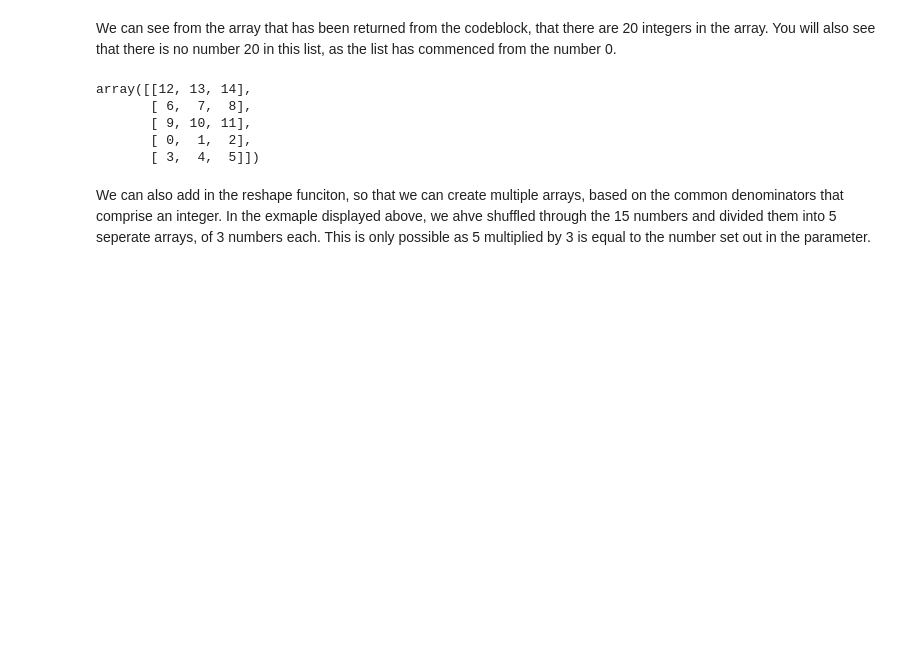
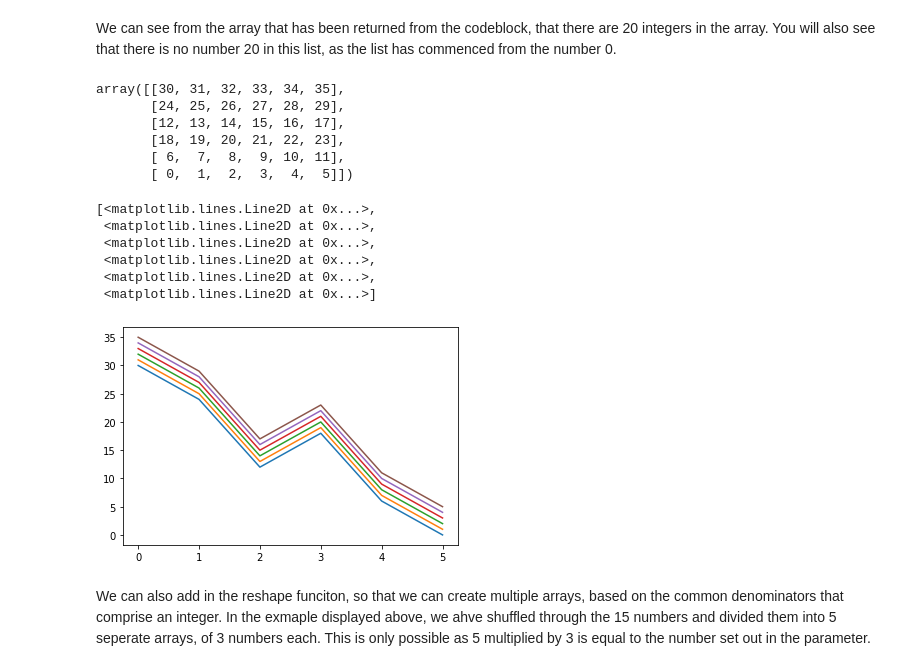
Before and after one commit to jonkavana/PODA-Project-2020, a Jupyter notebook: PODA Numpy.Random .ipynb, the cells around one changed output. Saved outputs shown, nothing was run; the diff lists cells and outputs as text; code cells hidden in the pictures; blank space fills up the shorter version.

```diff
--- a/PODA Numpy.Random .ipynb
+++ b/PODA Numpy.Random .ipynb
@@ -252,15 +299,27 @@ array([ 8,  6, 11,  0, 14, 10, 18,  5, 13,  4,  7,  1, 12,  3,  2, 19, 16,
 # %% [markdown]
 We can see from the array that has been returned from the codeblock, that there are 20 integers in the array. You will also see that there is no number 20 in this list, as the list has commenced from the number 0.
 # %%
-Shuf = np.arange(15).reshape((5, 3))
+Shuf = np.arange(36).reshape((6, 6))
 np.random.shuffle(Shuf)
 Shuf
 # %% [output]
-array([[12, 13, 14],
-       [ 6,  7,  8],
-       [ 9, 10, 11],
-       [ 0,  1,  2],
-       [ 3,  4,  5]])
+array([[30, 31, 32, 33, 34, 35],
+       [24, 25, 26, 27, 28, 29],
+       [12, 13, 14, 15, 16, 17],
+       [18, 19, 20, 21, 22, 23],
+       [ 6,  7,  8,  9, 10, 11],
+       [ 0,  1,  2,  3,  4,  5]])
+# %%
+g = Shuf
+plt.plot(g)
+# %% [output]
+[<matplotlib.lines.Line2D at 0x...>,
+ <matplotlib.lines.Line2D at 0x...>,
+ <matplotlib.lines.Line2D at 0x...>,
+ <matplotlib.lines.Line2D at 0x...>,
+ <matplotlib.lines.Line2D at 0x...>,
+ <matplotlib.lines.Line2D at 0x...>]
+[figure, added]
 # %% [markdown]
 We can also add in the reshape funciton, so that we can create multiple arrays, based on the common denominators that comprise an integer. In the exmaple displayed above, we ahve shuffled through the 15 numbers and divided them into 5 seperate arrays, of 3 numbers each. This is only possible as 5 multiplied by 3 is equal to the number set out in the parameter.
 # %% [markdown]
```
Also changed, not shown: parts of 24 cells of this notebook.
